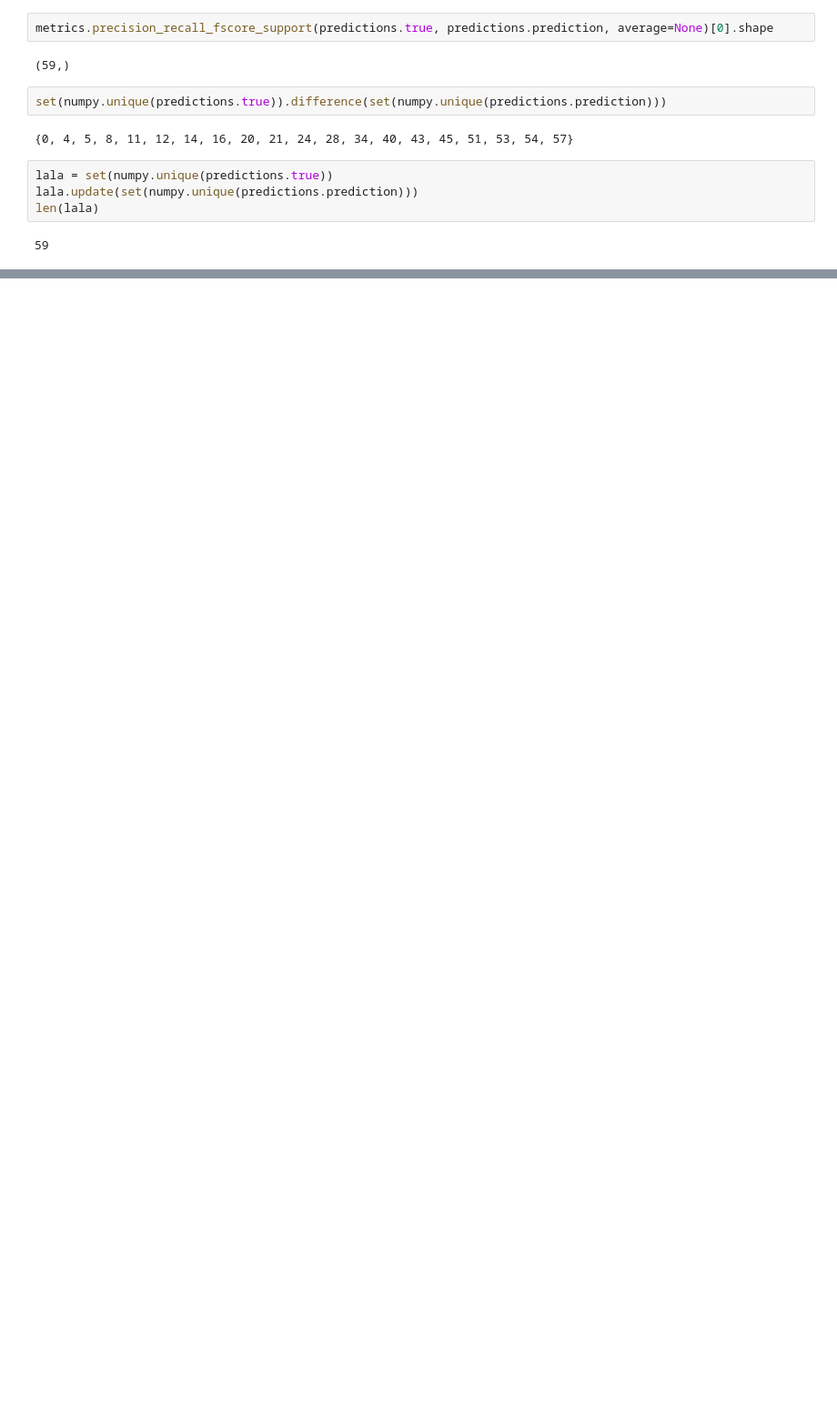
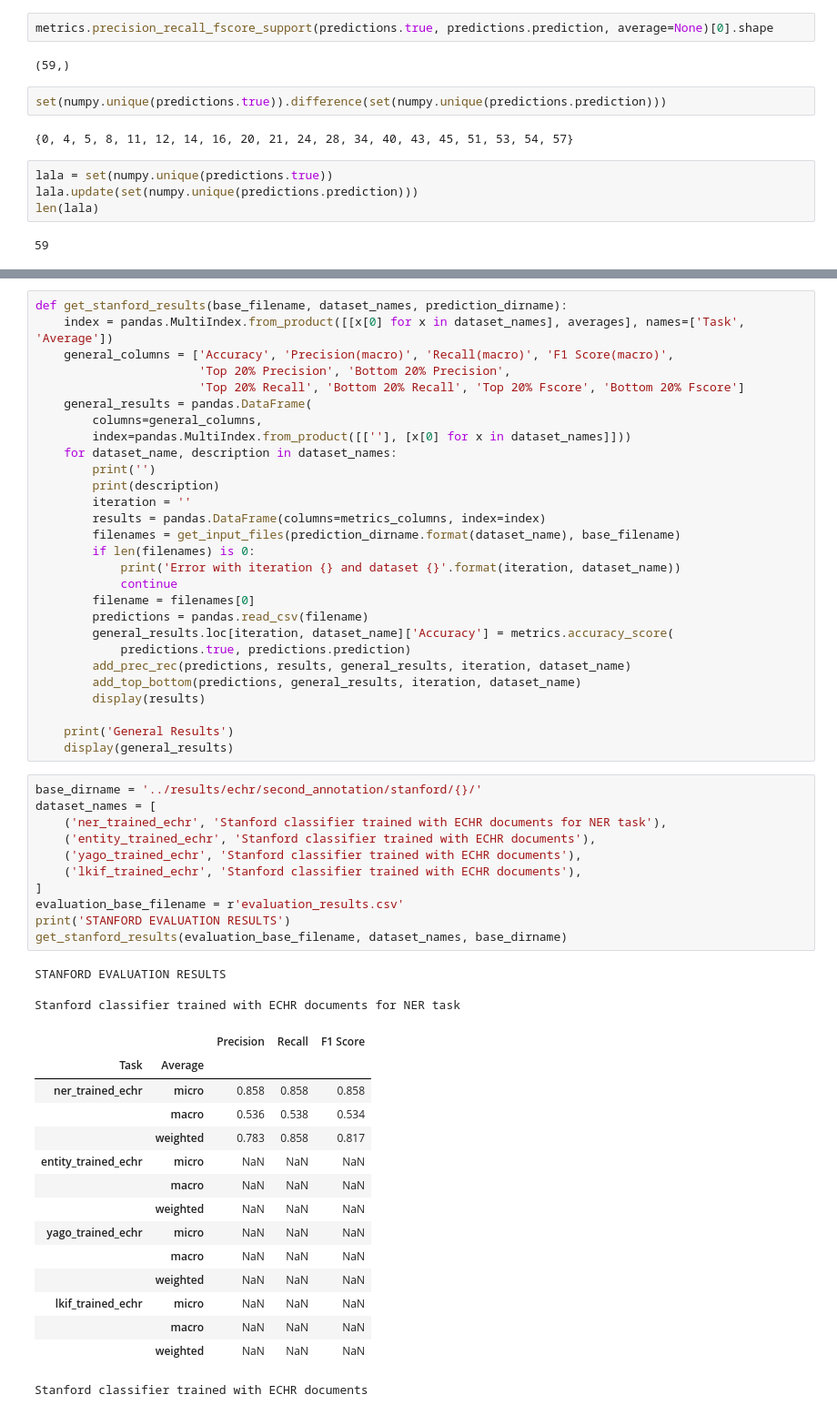
Before and after one commit to MIREL-UNC/mirel-scripts, a Jupyter notebook: Fast results.ipynb, the cells around one changed output, grey strips where cells are left out. Shown at 91% size. Saved outputs shown, nothing was run; the diff lists cells and outputs as text; blank space fills up the shorter version.

Commit message:
Adding stanford NER results

```diff
--- a/Fast results.ipynb
+++ b/Fast results.ipynb
@@ -353,0 +357,58 @@ len(lala)
+# %%
+def get_stanford_results(base_filename, dataset_names, prediction_dirname):
+    index = pandas.MultiIndex.from_product([[x[0] for x in dataset_names], averages], names=['Task', 'Average'])
+    general_columns = ['Accuracy', 'Precision(macro)', 'Recall(macro)', 'F1 Score(macro)',
+                       'Top 20% Precision', 'Bottom 20% Precision',
+                       'Top 20% Recall', 'Bottom 20% Recall', 'Top 20% Fscore', 'Bottom 20% Fscore']
+    general_results = pandas.DataFrame(
+        columns=general_columns,
+        index=pandas.MultiIndex.from_product([[''], [x[0] for x in dataset_names]]))
+    for dataset_name, description in dataset_names:
+        print('')
+        print(description)
+        iteration = ''
+        results = pandas.DataFrame(columns=metrics_columns, index=index)
+        filenames = get_input_files(prediction_dirname.format(dataset_name), base_filename)
+        if len(filenames) is 0:
+            print('Error with iteration {} and dataset {}'.format(iteration, dataset_name))
+            continue
+        filename = filenames[0]
+        predictions = pandas.read_csv(filename)
+        general_results.loc[iteration, dataset_name]['Accuracy'] = metrics.accuracy_score(
+            predictions.true, predictions.prediction)
+        add_prec_rec(predictions, results, general_results, iteration, dataset_name)
+        add_top_bottom(predictions, general_results, iteration, dataset_name)
+        display(results)
+
+    print('General Results')
+    display(general_results)
+# %%
+base_dirname = '../results/echr/second_annotation/stanford/{}/'
+dataset_names = [
+    ('ner_trained_echr', 'Stanford classifier trained with ECHR documents for NER task'),
+    ('entity_trained_echr', 'Stanford classifier trained with ECHR documents'),
+    ('yago_trained_echr', 'Stanford classifier trained with ECHR documents'),
+    ('lkif_trained_echr', 'Stanford classifier trained with ECHR documents'),
+]
+evaluation_base_filename = r'evaluation_results.csv'
+print('STANFORD EVALUATION RESULTS')
+get_stanford_results(evaluation_base_filename, dataset_names, base_dirname)
+# %% [output]
+STANFORD EVALUATION RESULTS
+
+Stanford classifier trained with ECHR documents for NER task
+|  |  | Precision | Recall | F1 Score |
+| Task | Average |  |  |  |
+| ner_trained_echr | micro | 0.858 | 0.858 | 0.858 |
+|  | macro | 0.536 | 0.538 | 0.534 |
+|  | weighted | 0.783 | 0.858 | 0.817 |
+| entity_trained_echr | micro | NaN | NaN | NaN |
+|  | macro | NaN | NaN | NaN |
+|  | weighted | NaN | NaN | NaN |
+| yago_trained_echr | micro | NaN | NaN | NaN |
+|  | macro | NaN | NaN | NaN |
+|  | weighted | NaN | NaN | NaN |
+| lkif_trained_echr | micro | NaN | NaN | NaN |
+|  | macro | NaN | NaN | NaN |
+|  | weighted | NaN | NaN | NaN |
+Stanford classifier trained with ECHR documents
```
Also changed, not shown: parts of 3 cells of this notebook.
